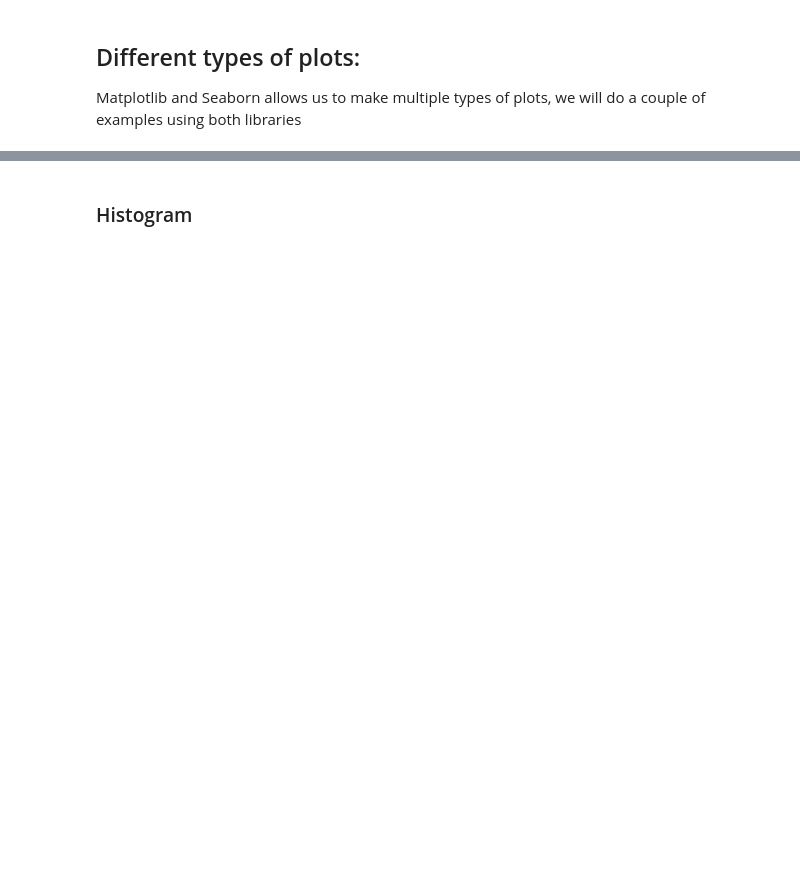
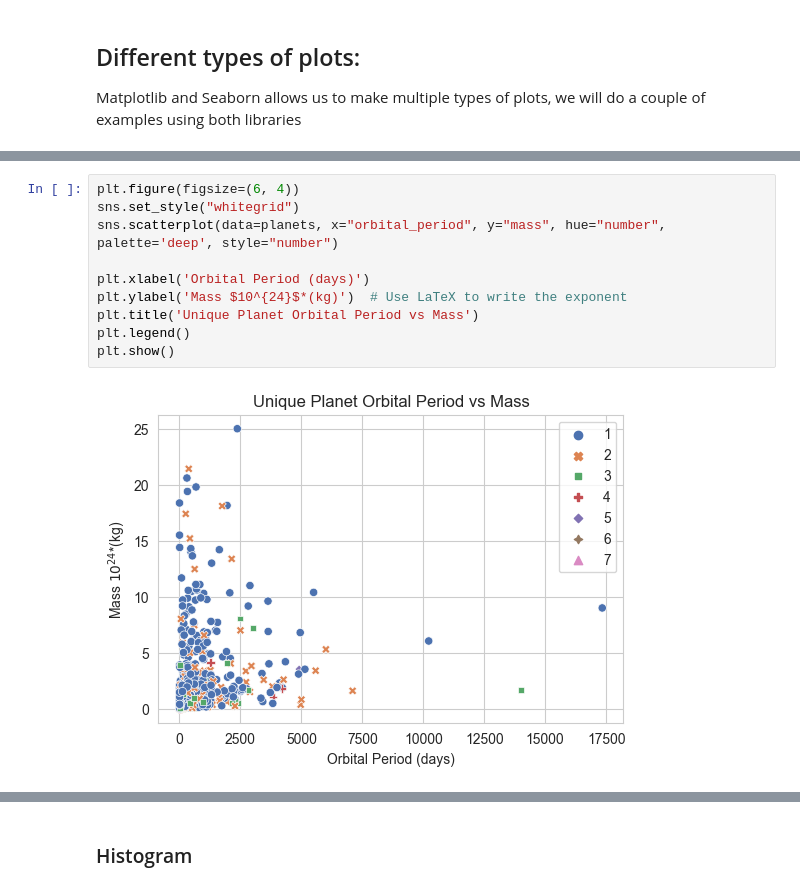
Before and after one commit to nicole-hucke/colab_test, a Jupyter notebook: lecture4_english.ipynb, the cells around one changed output, grey strips where cells are left out. Cells and saved outputs as stored; diff of their text form; blank space fills up the shorter version.

```diff
--- a/lecture4_english.ipynb
+++ b/lecture4_english.ipynb
@@ -246,0 +304,12 @@ Mencionar el twin axis
+# %%
+plt.figure(figsize=(6, 4))
+sns.set_style("whitegrid")
+sns.scatterplot(data=planets, x="orbital_period", y="mass", hue="number", palette='deep', style="number")
+
+plt.xlabel('Orbital Period (days)')
+plt.ylabel('Mass $10^{24}$*(kg)')  # Use LaTeX to write the exponent
+plt.title('Unique Planet Orbital Period vs Mass')
+plt.legend()
+plt.show()
+# %% [output]
+[figure, added]
```
Also changed, not shown: parts of 35 cells of this notebook, 5 other files.
